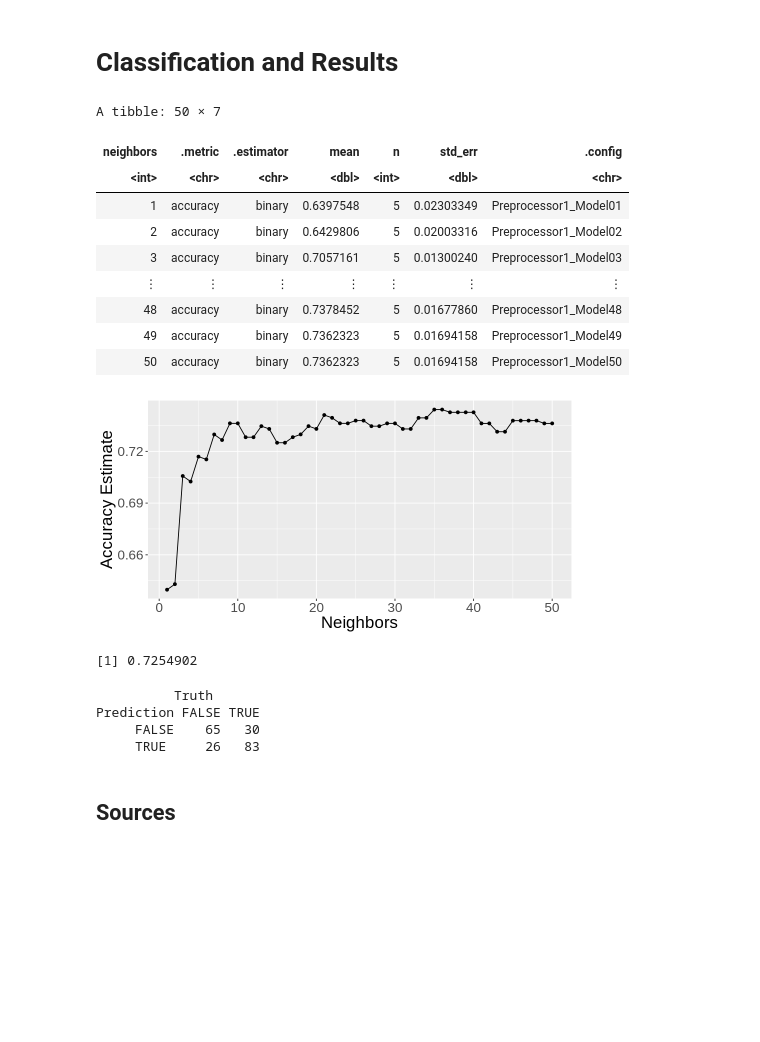
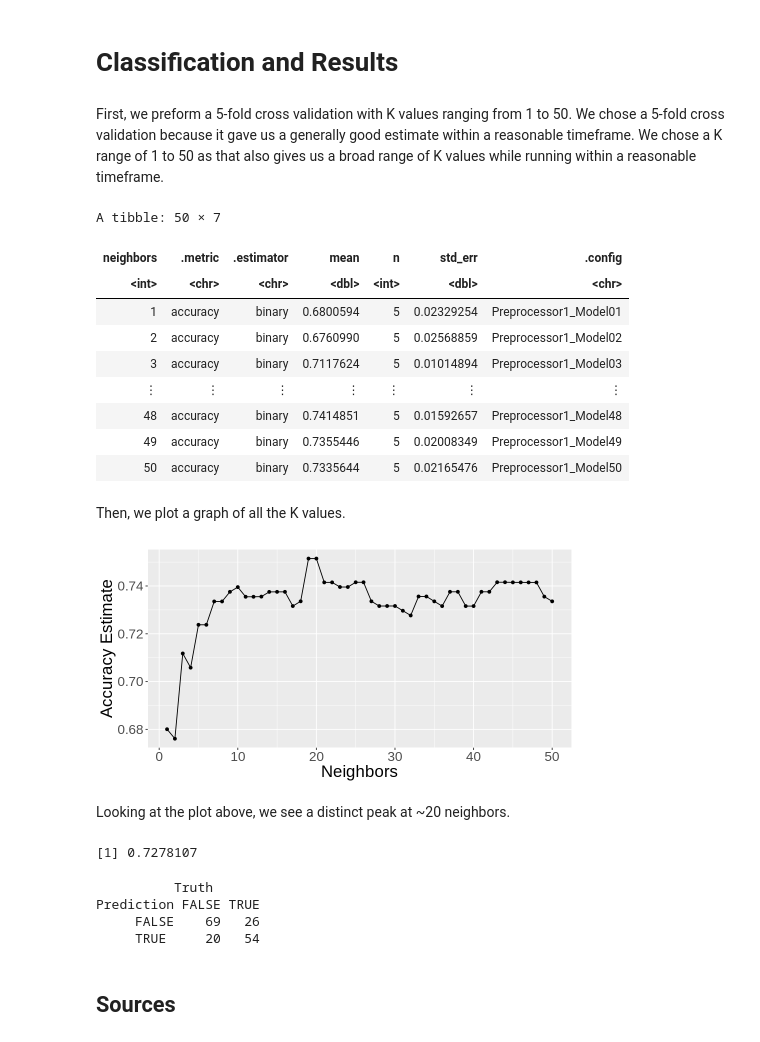
Before and after one commit to EdwardJXLi/DSCI-100-group-project, a Jupyter notebook: HeartDiseasePrediction.ipynb, the cells around one changed output. Saved outputs shown, nothing was run; the diff lists cells and outputs as text; code cells hidden in the pictures; blank space fills up the shorter version.

```diff
--- a/HeartDiseasePrediction.ipynb
+++ b/HeartDiseasePrediction.ipynb
@@ -173,0 +178,23 @@ A data.frame: 920 × 15
+# %%
+nrow(heart_data)
+
+num_na <- heart_data |>
+    filter(is.na(age) | is.na(trestbps) | is.na(chol) | is.na(thalach) | is.na(oldpeak)) |>
+    nrow()
+num_na
+
+num_zero <- heart_data |>
+    filter(trestbps == 0 | chol == 0) |>
+    nrow()
+num_zero
+
+heart_clean <- heart_data |>
+    filter(!is.na(age) & !is.na(trestbps) & !is.na(chol) & !is.na(thalach) & !is.na(oldpeak)) |>
+    filter(trestbps!=0) |>
+    filter(chol!=0)
+
+nrow(heart_clean)
+
+#Select only predictor variables
+heart_num <- heart_clean |>
+    select(num, age, trestbps, chol, thalach, oldpeak)
@@ -364,38 +338,42 @@ Since cardiovascular disease is one of the leading causes of mortality worldwide
 This inquiry project can lead to further questions, such as, "How can we further improve the accuracy of our model?" and "What other factors can we use to predict heart disease?"
 # %% [markdown]
 # Classification and Results
+# %% [markdown]
+First, we preform a 5-fold cross validation with K values ranging from 1 to 50. We chose a 5-fold cross validation because it gave us a generally good estimate within a reasonable timeframe. We chose a K range of 1 to 50 as that also gives us a broad range of K values while running within a reasonable timeframe.
 # %%
-set.seed(2022)
-heart_vfold <- vfold_cv(heart_training_selected, v = 5, strata = num)
+set.seed(12345)
+heart_vfold <- vfold_cv(heart_training, v = 5, strata = num)
 gridvals <- tibble(neighbors = seq(1, 50))
 
-heart_recipe <- recipe(num ~ age + thalach + oldpeak, data = heart_training_selected) |>
+heart_recipe <- recipe(num ~ age + thalach + oldpeak, data = heart_training) |>
     step_scale(all_predictors()) |>
     step_center(all_predictors())
 
 knn_spec <- nearest_neighbor(weight_func = "rectangular", neighbors = tune()) |>
     set_engine("kknn") |>
     set_mode("classification")
 
 knn_results <- workflow() |>
     add_model(knn_spec) |>
     add_recipe(heart_recipe) |>
     tune_grid(resamples = heart_vfold, grid = gridvals) |>
     collect_metrics() |>
     filter(.metric == "accuracy")
 
 knn_results
 # %% [output]
 A tibble: 50 × 7
 | neighbors | .metric | .estimator | mean | n | std_err | .config |
 | <int> | <chr> | <chr> | <dbl> | <int> | <dbl> | <chr> |
-| 1 | accuracy | binary | 0.6397548 | 5 | 0.02303349 | Preprocessor1_Model01 |
-| 2 | accuracy | binary | 0.6429806 | 5 | 0.02003316 | Preprocessor1_Model02 |
-| 3 | accuracy | binary | 0.7057161 | 5 | 0.01300240 | Preprocessor1_Model03 |
+| 1 | accuracy | binary | 0.6800594 | 5 | 0.02329254 | Preprocessor1_Model01 |
+| 2 | accuracy | binary | 0.6760990 | 5 | 0.02568859 | Preprocessor1_Model02 |
+| 3 | accuracy | binary | 0.7117624 | 5 | 0.01014894 | Preprocessor1_Model03 |
 | ⋮ | ⋮ | ⋮ | ⋮ | ⋮ | ⋮ | ⋮ |
-| 48 | accuracy | binary | 0.7378452 | 5 | 0.01677860 | Preprocessor1_Model48 |
-| 49 | accuracy | binary | 0.7362323 | 5 | 0.01694158 | Preprocessor1_Model49 |
-| 50 | accuracy | binary | 0.7362323 | 5 | 0.01694158 | Preprocessor1_Model50 |
+| 48 | accuracy | binary | 0.7414851 | 5 | 0.01592657 | Preprocessor1_Model48 |
+| 49 | accuracy | binary | 0.7355446 | 5 | 0.02008349 | Preprocessor1_Model49 |
+| 50 | accuracy | binary | 0.7335644 | 5 | 0.02165476 | Preprocessor1_Model50 |
+# %% [markdown]
+Then, we plot a graph of all the K values.
 # %%
 cross_val_plot <- ggplot(knn_results, aes(x = neighbors, y = mean)) +
     geom_point() +
@@ -405,19 +383,21 @@ cross_val_plot <- ggplot(knn_results, aes(x = neighbors, y = mean)) +
 
 cross_val_plot
 # %% [output]
-[figure, old version]
+[figure, new version]
+# %% [markdown]
+Looking at the plot above, we see a distinct peak at ~20 neighbors.
 # %%
-knn_spec <- nearest_neighbor(weight_func = "rectangular", neighbors = 21) |>
+knn_spec <- nearest_neighbor(weight_func = "rectangular", neighbors = 20) |>
     set_engine("kknn") |>
     set_mode("classification")
 
 heart_fit <- workflow() |>
     add_model(knn_spec) |>
     add_recipe(heart_recipe) |>
-    fit(heart_training_selected)
+    fit(heart_training)
 
-heart_predictions <- predict(heart_fit, heart_testing_clean) |>
-    bind_cols(heart_testing_clean)
+heart_predictions <- predict(heart_fit, heart_testing) |>
+    bind_cols(heart_testing)
 
 heart_acc <- heart_predictions |>
     metrics(truth = num, estimate = .pred_class) |>
@@ -430,11 +410,11 @@ heart_cm <- heart_predictions |>
     conf_mat(truth = num, estimate = .pred_class)
 heart_cm
 # %% [output]
-[1] 0.7254902
+[1] 0.7278107
           Truth
 Prediction FALSE TRUE
-     FALSE    65   30
-     TRUE     26   83
+     FALSE    69   26
+     TRUE     20   54
 # %% [markdown]
 ## Sources
 # %% [markdown]
```
Also changed, not shown: parts of 11 cells of this notebook.
